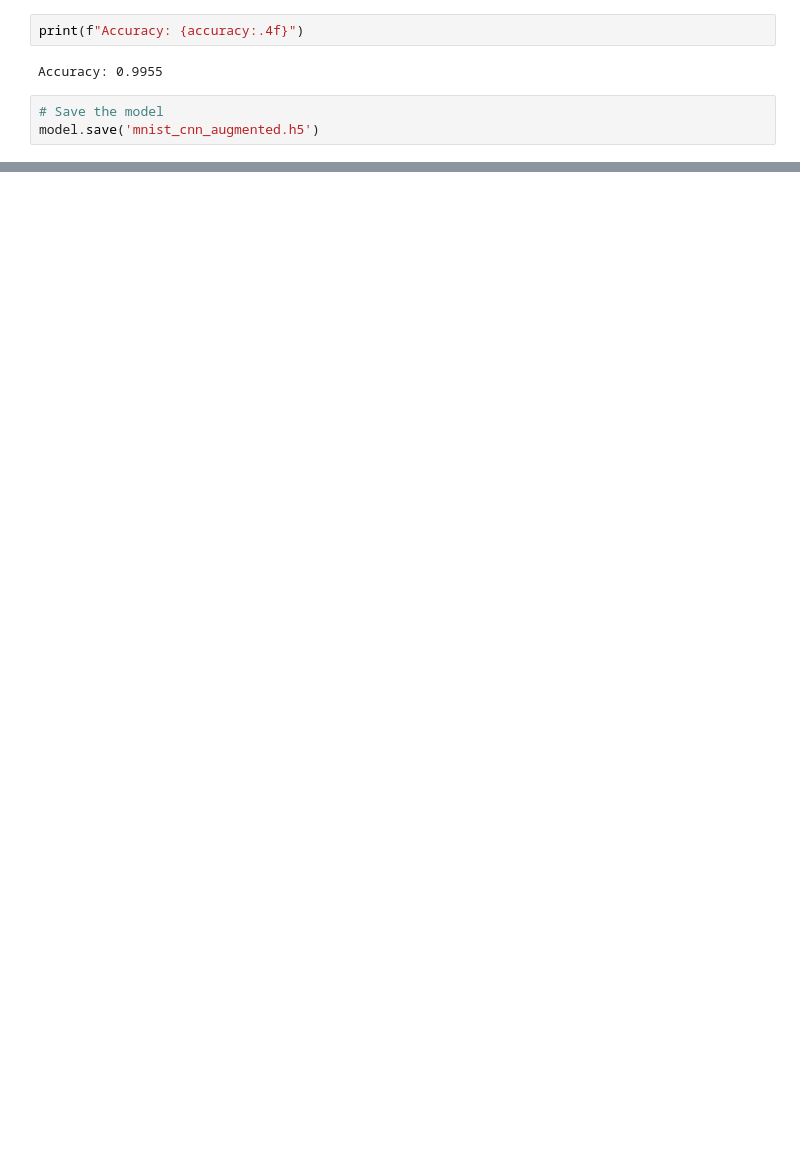
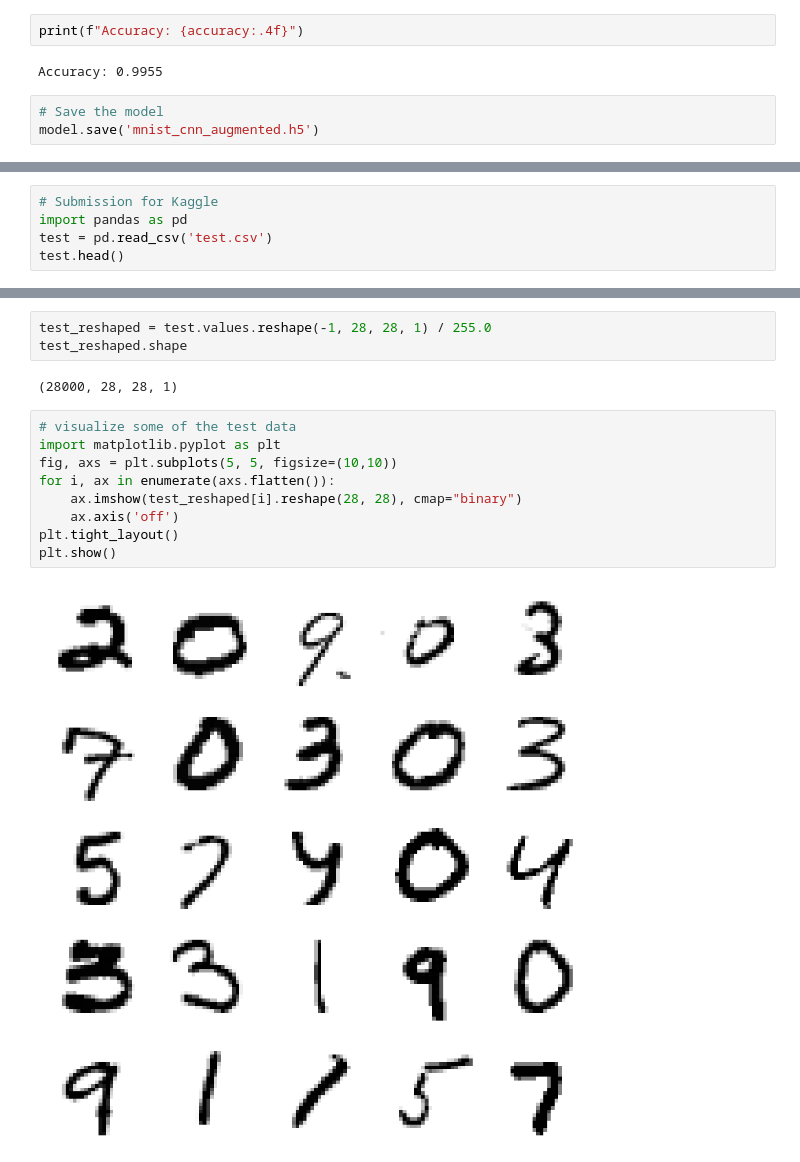
Before and after one commit to Bendi71/ProjectQ, a Jupyter notebook: Case studies/MNIST/Number_image_recognition.ipynb, the cells around one changed output, grey strips where cells are left out. Drawn from its saved outputs; the diff is of its cells as text; blank space fills up the shorter version.

Commit message:
Tested my MNIST model in a Kaggle competition

```diff
--- a/Case studies/Number_image_recognition.ipynb
+++ b/Case studies/MNIST/Number_image_recognition.ipynb
@@ -347,0 +350,5 @@ Byerly, A., Kalganova, T., & Dear, I. (2021). No routing needed between capsules
+# %%
+# Submission for Kaggle
+import pandas as pd
+test = pd.read_csv('test.csv')
+test.head()
@@ -347,0 +363,16 @@ Byerly, A., Kalganova, T., & Dear, I. (2021). No routing needed between capsules
+# %%
+test_reshaped = test.values.reshape(-1, 28, 28, 1) / 255.0
+test_reshaped.shape
+# %% [output]
+(28000, 28, 28, 1)
+# %%
+# visualize some of the test data
+import matplotlib.pyplot as plt
+fig, axs = plt.subplots(5, 5, figsize=(10,10))
+for i, ax in enumerate(axs.flatten()):
+    ax.imshow(test_reshaped[i].reshape(28, 28), cmap="binary")
+    ax.axis('off')
+plt.tight_layout()
+plt.show()
+# %% [output]
+[figure, added]
```
Also changed, not shown: parts of 9 cells of this notebook, 4 other files.
